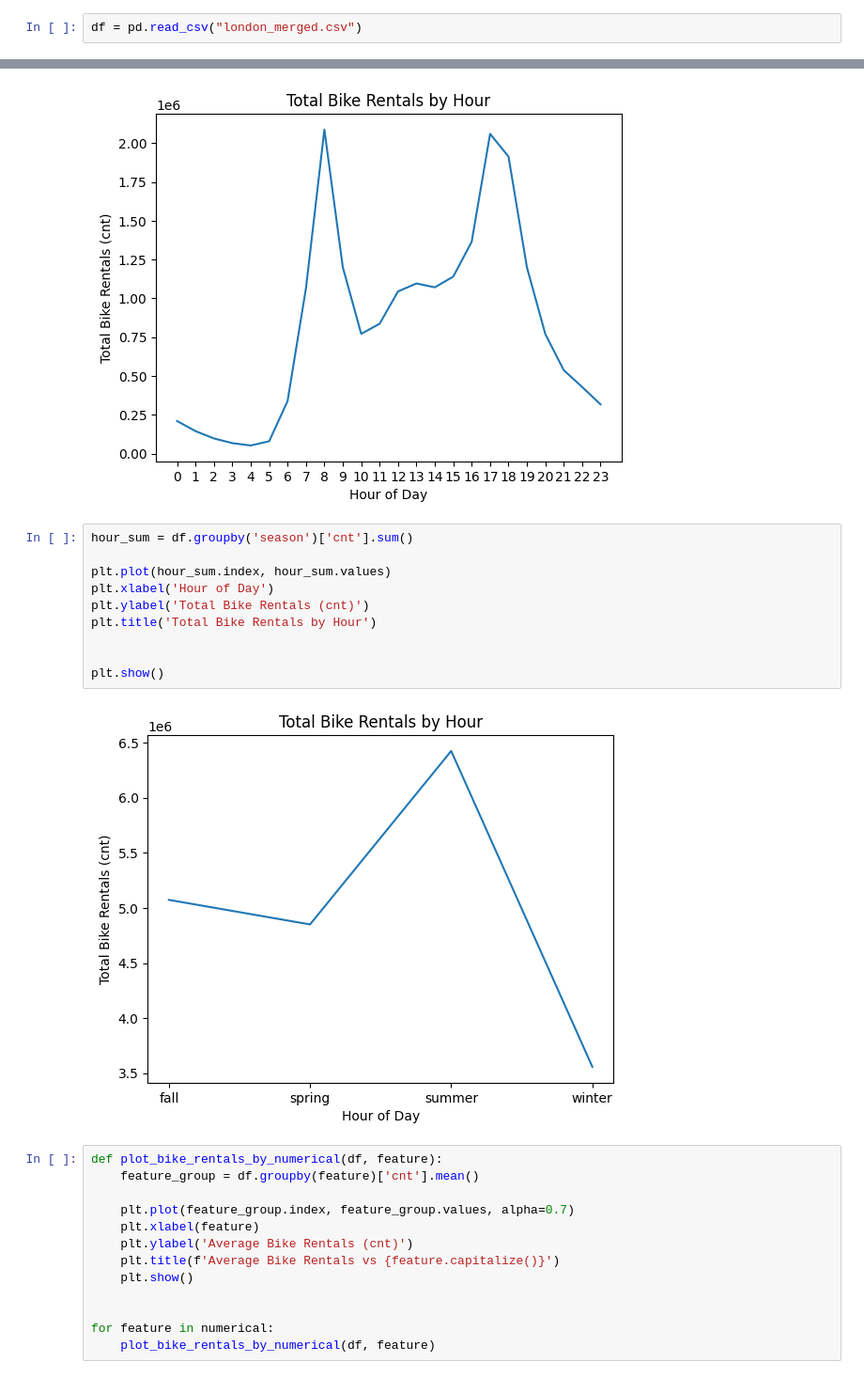
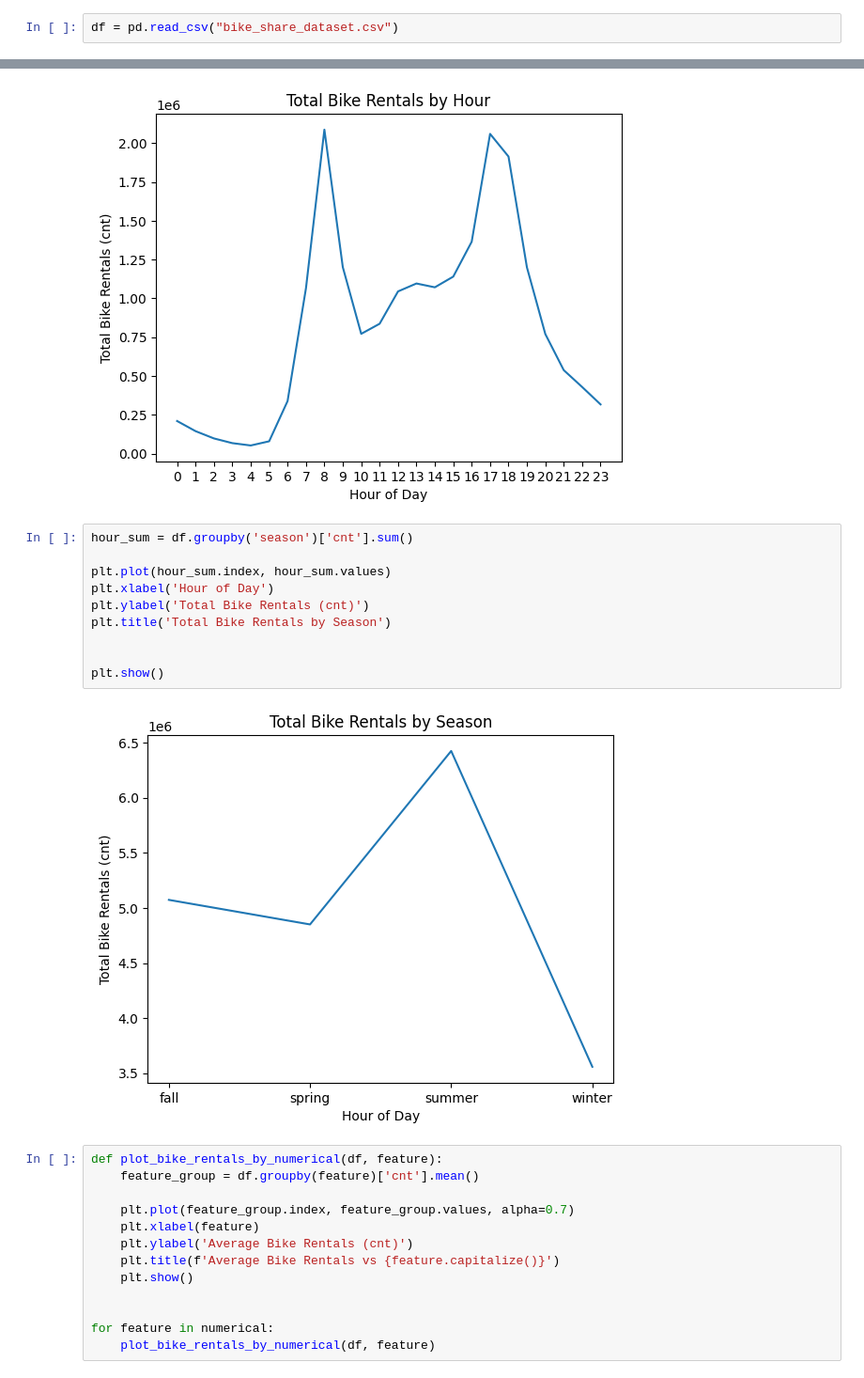
Before and after one commit to Ann-M-R/Bike-sharing, a Jupyter notebook: notebook.ipynb, the cells around one changed output, grey strips where cells are left out. Shown: that part at 94% size. Cells and saved outputs as stored; diff of their text form.

```diff
--- a/notebook.ipynb
+++ b/notebook.ipynb
@@ -6,7 +6,7 @@ import seaborn as sns
 from matplotlib import pyplot as plt
 %matplotlib inline
 # %%
-df = pd.read_csv("london_merged.csv")
+df = pd.read_csv("bike_share_dataset.csv")
 # %%
 df.head()
 # %% [output]
@@ -240,15 +246,15 @@ plt.show()
 # %%
 hour_sum = df.groupby('season')['cnt'].sum()
 
 plt.plot(hour_sum.index, hour_sum.values)
 plt.xlabel('Hour of Day')
 plt.ylabel('Total Bike Rentals (cnt)')
-plt.title('Total Bike Rentals by Hour')
+plt.title('Total Bike Rentals by Season')
 
 
 plt.show()
 # %% [output]
-[figure, old version]
+[figure, new version]
 # %%
 def plot_bike_rentals_by_numerical(df, feature):
     feature_group = df.groupby(feature)['cnt'].mean()
```
Also changed, not shown: parts of 23 cells of this notebook, 2 other files.
